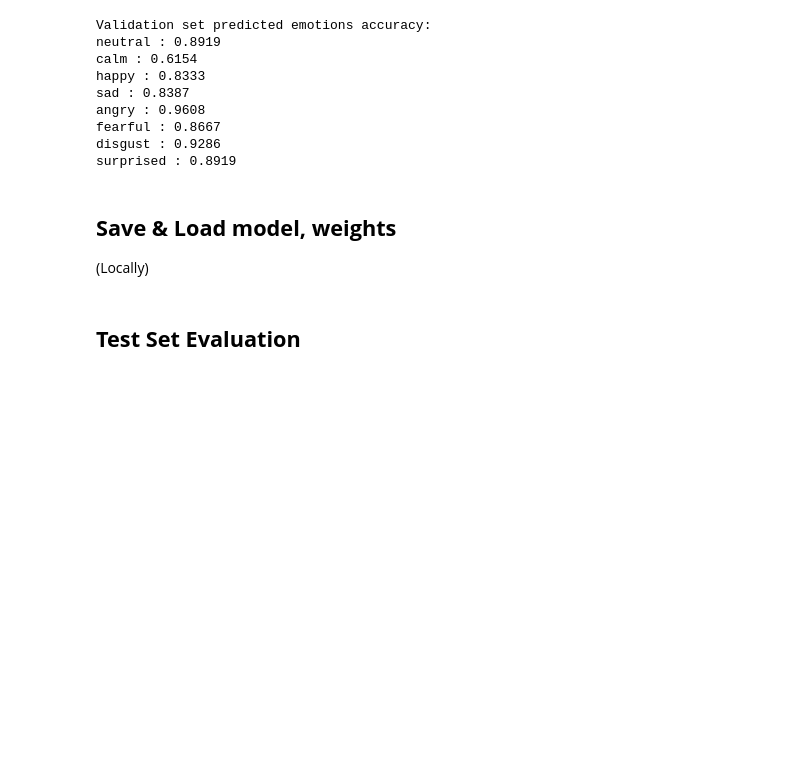
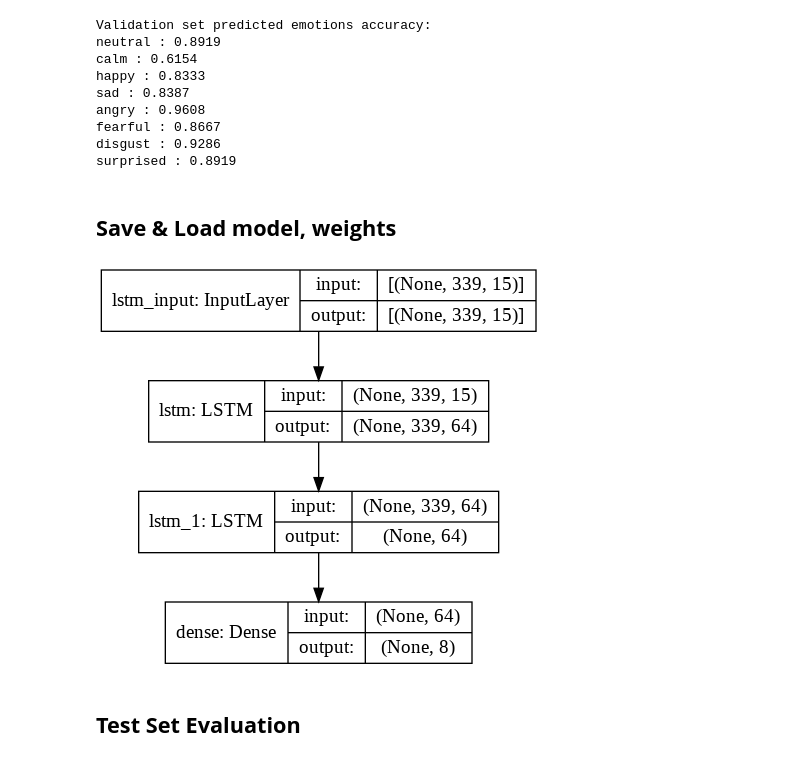
Before and after one commit to MeidanGR/SpeechEmotionRecognition_Realtime, a Jupyter notebook: SpeechEmotionRecognition_Model.ipynb, the cells around one changed output. Cells and saved outputs as stored; diff of their text form; code cells hidden in the pictures; blank space fills up the shorter version.

```diff
--- a/SpeechEmotionRecognition_Model.ipynb
+++ b/SpeechEmotionRecognition_Model.ipynb
@@ -483,7 +483,6 @@ disgust : 0.9286
 surprised : 0.8919
 # %% [markdown]
 ## **Save & Load model, weights**
-(Locally)
 # %%
 # Saving model & weights
 
@@ -491,8 +490,8 @@ from keras.models import model_from_json
 from keras.models import load_model
 
 model_json = model.to_json()
-saved_model_path = 'model8723.json'
-saved_weights_path = 'model8723_weights.h5'
+saved_model_path = '/content/drive/My Drive/Colab Notebooks/model8723.json'
+saved_weights_path = '/content/drive/My Drive/Colab Notebooks/model8723_weights.h5'
 
 
 with open(saved_model_path, "w") as json_file:
@@ -502,20 +501,26 @@ model.save_weights(saved_weights_path)
 print("Saved model to disk")
 # %%
 # Reading the model from JSON file
-with open('model8723.json' , 'r') as json_file:
+
+saved_model_path = '/content/drive/My Drive/Colab Notebooks/model8723.json'
+saved_weights_path = '/content/drive/My Drive/Colab Notebooks/model8723_weights.h5'
+
+with open(saved_model_path , 'r') as json_file:
     json_savedModel = json_file.read()
 
 # Loading the model architecture, weights
 model = tf.keras.models.model_from_json(json_savedModel)
-model.load_weights('model8723_weights.h5')
+model.load_weights(saved_weights_path)
 
 # Compiling the model with similar parameters as the original model.
 model.compile(loss='categorical_crossentropy',
                 optimizer='RMSProp',
                 metrics=['categorical_accuracy'])
 
 # Model's structure visualization
 tf.keras.utils.plot_model(model, to_file='model.png', show_shapes=True, show_layer_names=True)
+# %% [output]
+[figure, added]
 # %%
 # Loading x_test, y_test json files, and converting to np.arrays
 
```
